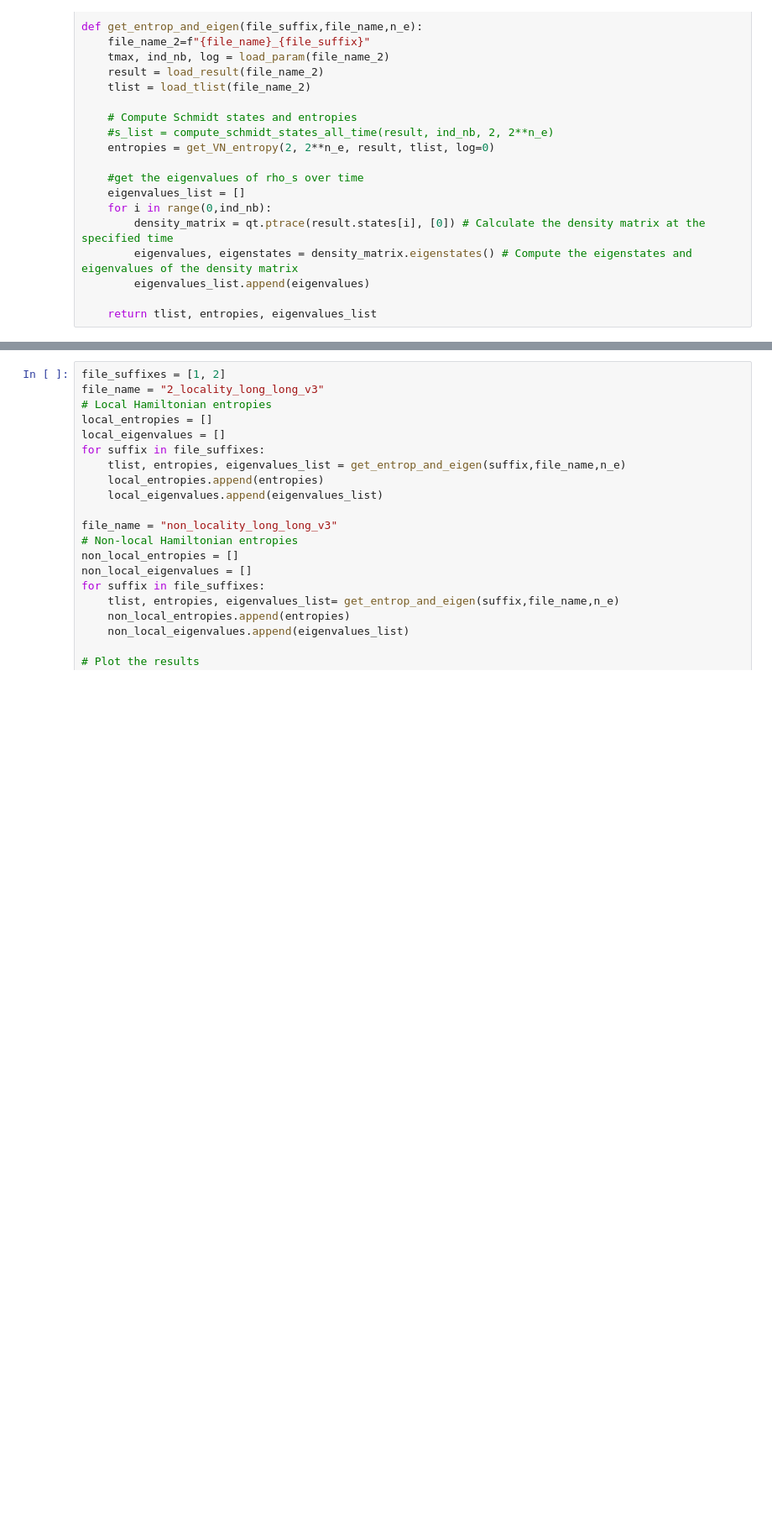
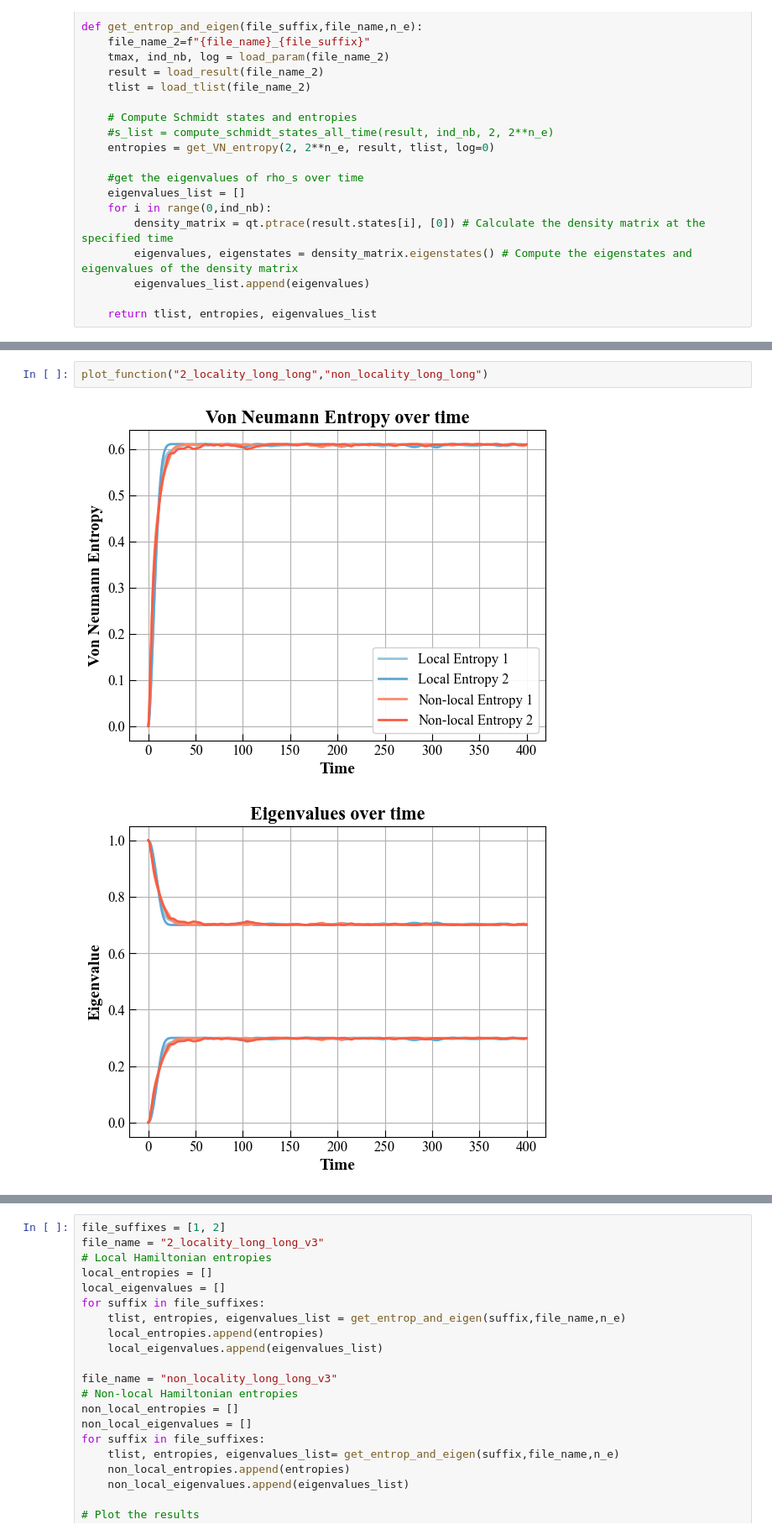
Before and after one commit to MarinAndreGirard/ACL, a Jupyter notebook: Working/2_locality.ipynb, the cells around one changed output, grey strips where cells are left out. Shown at 84% size. Drawn from its saved outputs; the diff is of its cells as text; blank space fills up the shorter version.

```diff
--- a/Working/2_locality.ipynb
+++ b/Working/2_locality.ipynb
@@ -1138,0 +588,5 @@ plt.show()
+# %%
+plot_function("2_locality_long_long","non_locality_long_long")
+# %% [output]
+[figure, added]
+[figure, added]
```
Also changed, not shown: parts of 24 cells of this notebook, 1 other file.
